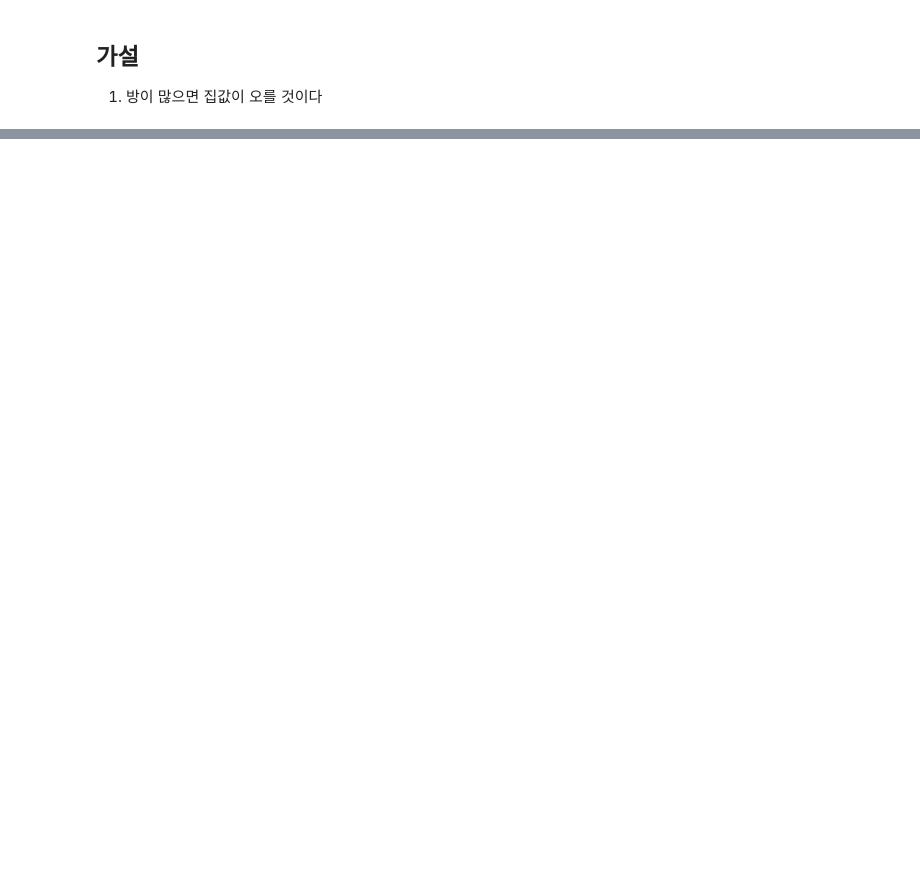
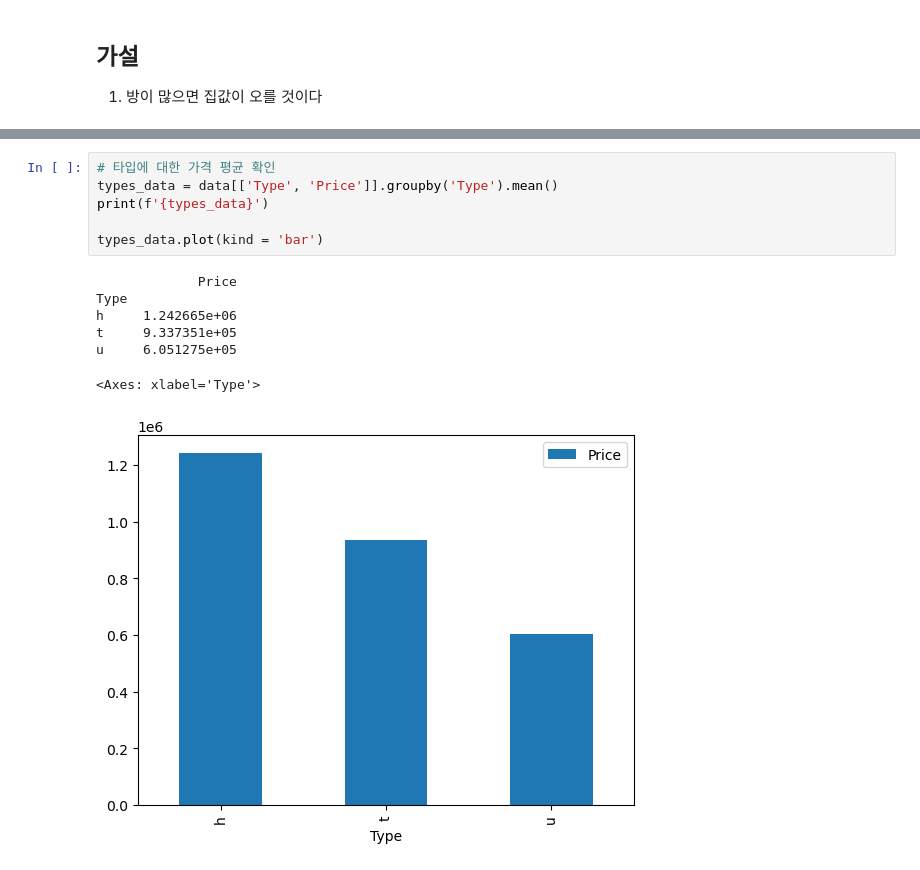
Before and after one commit to Git-Jeong/Machine_Learning, a Jupyter notebook: study/ex_05_선형회귀_활용한_주택_가격의_예측.ipynb, the cells around one changed output, grey strips where cells are left out. Drawn from its saved outputs; the diff is of its cells as text; blank space fills up the shorter version.

```diff
--- a/study/ex_05_선형회귀_활용한_주택_가격의_예측.ipynb
+++ b/study/ex_05_선형회귀_활용한_주택_가격의_예측.ipynb
@@ -121,0 +145,14 @@ sns.boxplot(x = 'Rooms', y = 'Price', data = data)
+# %%
+# 타입에 대한 가격 평균 확인
+types_data = data[['Type', 'Price']].groupby('Type').mean()
+print(f'{types_data}')
+
+types_data.plot(kind = 'bar')
+# %% [output]
+             Price
+Type
+h     1.242665e+06
+t     9.337351e+05
+u     6.051275e+05
+<Axes: xlabel='Type'>
+[figure, added]
```
Also changed, not shown: parts of 4 cells of this notebook.
